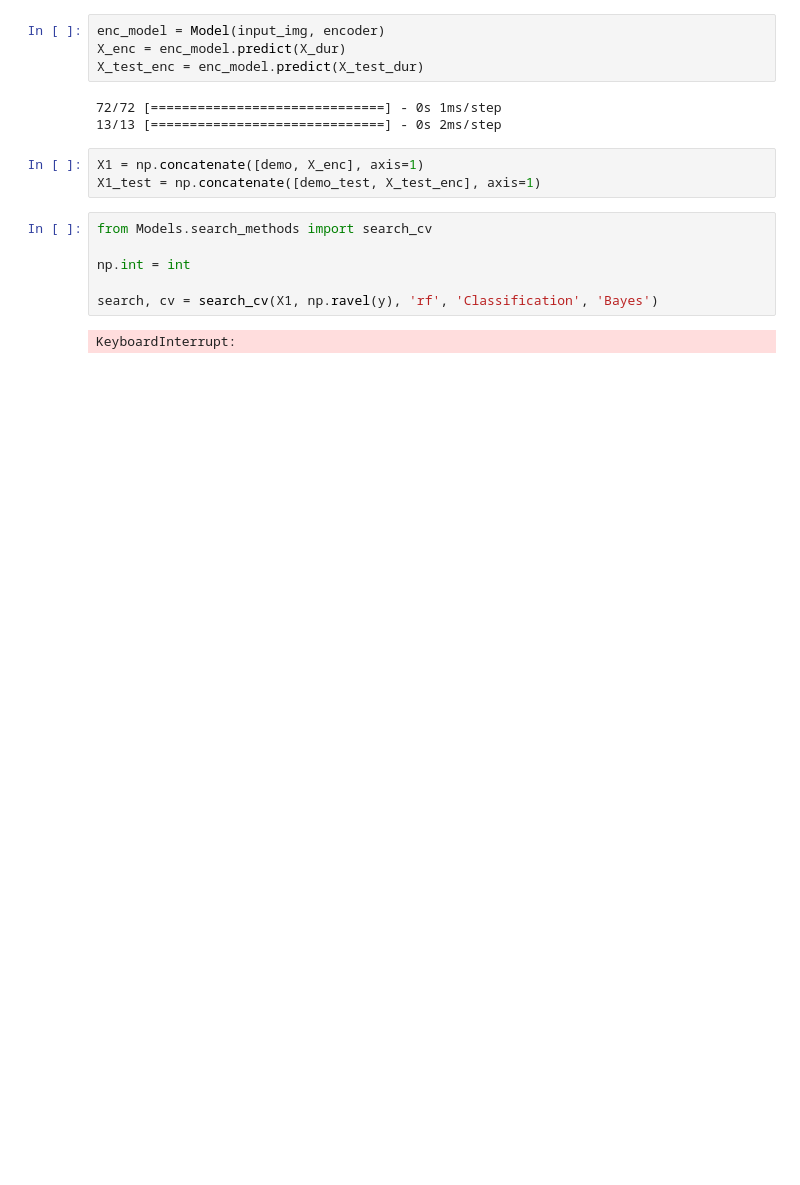
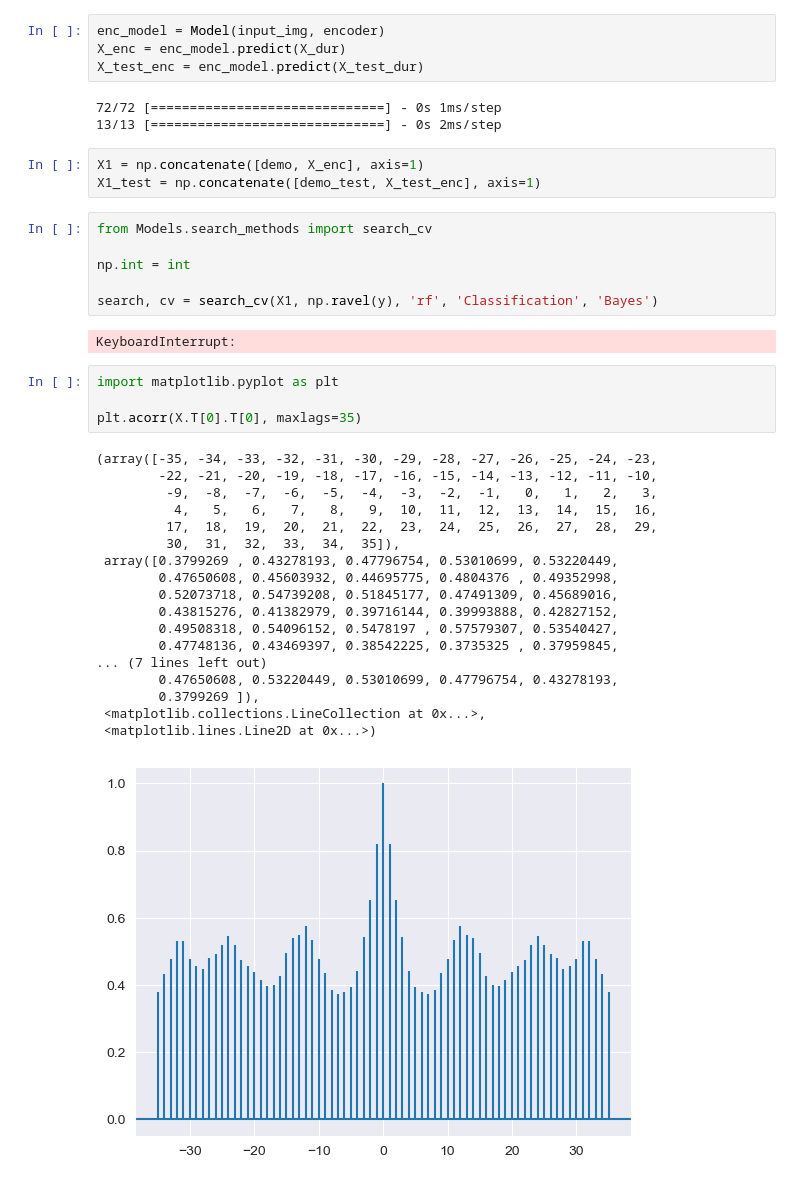
Before and after one commit to mvkairov/meco, a Jupyter notebook: Notebooks/a04_autoencoder.ipynb, the cells around one changed output. Drawn from its saved outputs; the diff is of its cells as text; blank space fills up the shorter version.

```diff
--- a/Notebooks/a04_autoencoder.ipynb
+++ b/Notebooks/a04_autoencoder.ipynb
@@ -136,3 +161,26 @@ np.int = int
 search, cv = search_cv(X1, np.ravel(y), 'rf', 'Classification', 'Bayes')
 # %% [output]
 KeyboardInterrupt:
+# %%
+import matplotlib.pyplot as plt
+
+plt.acorr(X.T[0].T[0], maxlags=35)
+# %% [output]
+(array([-35, -34, -33, -32, -31, -30, -29, -28, -27, -26, -25, -24, -23,
+        -22, -21, -20, -19, -18, -17, -16, -15, -14, -13, -12, -11, -10,
+         -9,  -8,  -7,  -6,  -5,  -4,  -3,  -2,  -1,   0,   1,   2,   3,
+          4,   5,   6,   7,   8,   9,  10,  11,  12,  13,  14,  15,  16,
+         17,  18,  19,  20,  21,  22,  23,  24,  25,  26,  27,  28,  29,
+         30,  31,  32,  33,  34,  35]),
+ array([0.3799269 , 0.43278193, 0.47796754, 0.53010699, 0.53220449,
+        0.47650608, 0.45603932, 0.44695775, 0.4804376 , 0.49352998,
+        0.52073718, 0.54739208, 0.51845177, 0.47491309, 0.45689016,
+        0.43815276, 0.41382979, 0.39716144, 0.39993888, 0.42827152,
+        0.49508318, 0.54096152, 0.5478197 , 0.57579307, 0.53540427,
+        0.47748136, 0.43469397, 0.38542225, 0.3735325 , 0.37959845,
+... (7 lines left out)
+        0.47650608, 0.53220449, 0.53010699, 0.47796754, 0.43278193,
+        0.3799269 ]),
+ <matplotlib.collections.LineCollection at 0x...>,
+ <matplotlib.lines.Line2D at 0x...>)
+[figure, added]
```
Also changed, not shown: parts of 16 cells of this notebook, 6 other files.
